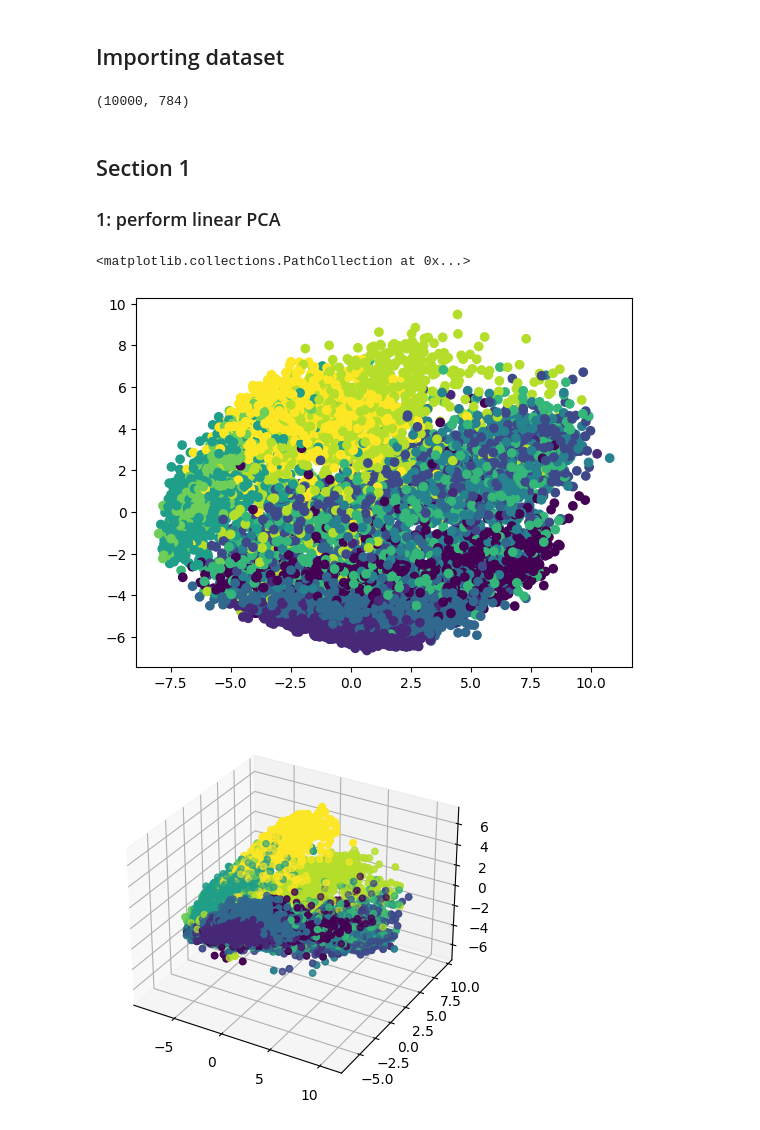
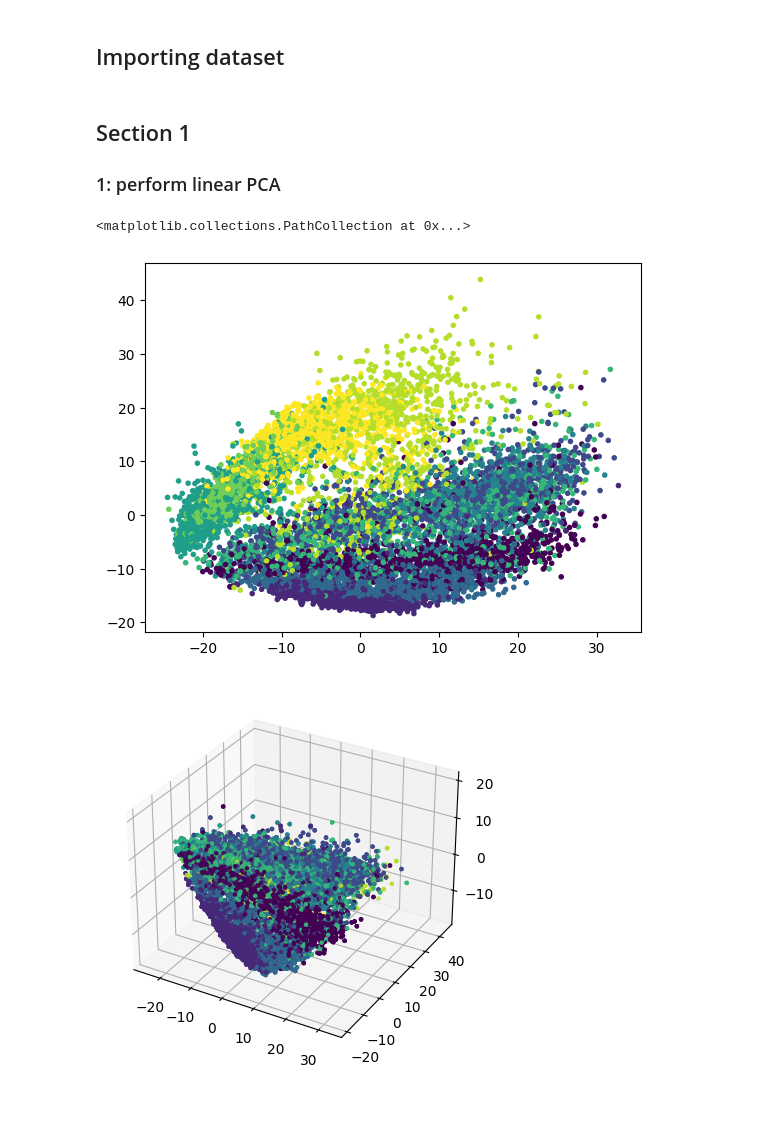
Before and after one commit to LisaDaVinchie/adv-ml_challenge1, a Jupyter notebook: AdvML_Challenge1_Lisa.ipynb, the cells around one changed output. Drawn from its saved outputs; the diff is of its cells as text; code cells hidden in the pictures.

```diff
--- a/AdvML_Challenge1_Lisa.ipynb
+++ b/AdvML_Challenge1_Lisa.ipynb
@@ -49,16 +46,16 @@ test_loader = DataLoader(dataset = test_dataset,
                           batch_size = len(test_dataset),
                           shuffle = False)
 # %%
-def imshow(img) -> None:
-    npimg = img.numpy()
-    plt.axis("off")
-    plt.imshow(np.transpose(npimg, axes=(1, 2, 0)))
+# def imshow(img) -> None:
+#     npimg = img.numpy()
+#     plt.axis("off")
+#     plt.imshow(np.transpose(npimg, axes=(1, 2, 0)))
 
-dataiter = train_loader.__iter__()
-images, labels = dataiter.__next__()
+# dataiter = train_loader.__iter__()
+# images, labels = dataiter.__next__()
 
-# Show images
-imshow(torchvision.utils.make_grid(images))
+# # Show images
+# imshow(torchvision.utils.make_grid(images))
 # %%
 subset_size = 10000
 
@@ -96,28 +78,27 @@ labels_subset = np.array(labels_subset)
-# %%
-train_subset.shape
-# %% [output]
-(10000, 784)
 # %% [markdown]
 ## Section 1
 ### 1: perform linear PCA
 # %%
+scaler = StandardScaler()
+train_subset_scaled = scaler.fit_transform(train_subset)
+
 model = PCA() ## Do parameter tunong if you have time
 
 
-data_pca = model.fit_transform(train_subset)
+data_pca = model.fit_transform(train_subset_scaled)
 
 
 
-plt.scatter(data_pca[:, 0], data_pca[:, 1], c = labels_subset)
+plt.scatter(data_pca[:, 0], data_pca[:, 1], c = labels_subset, marker='.')
 # %% [output]
 <matplotlib.collections.PathCollection at 0x...>
-[figure, old version]
+[figure, new version]
 # %%
 fig = plt.figure()
 ax = fig.add_subplot(111, projection='3d')
 
 # Color the data points based on the labels
 for i in range(3):
-    ax.scatter(data_pca[:, 0], data_pca[:, 1], data_pca[:, 2], c = labels_subset)
+    ax.scatter(data_pca[:, 0], data_pca[:, 1], data_pca[:, 2], c = labels_subset, marker='.')
 # %% [output]
-[figure, old version]
+[figure, new version]
```
Also changed, not shown: parts of 4 cells of this notebook, 8 other files.
